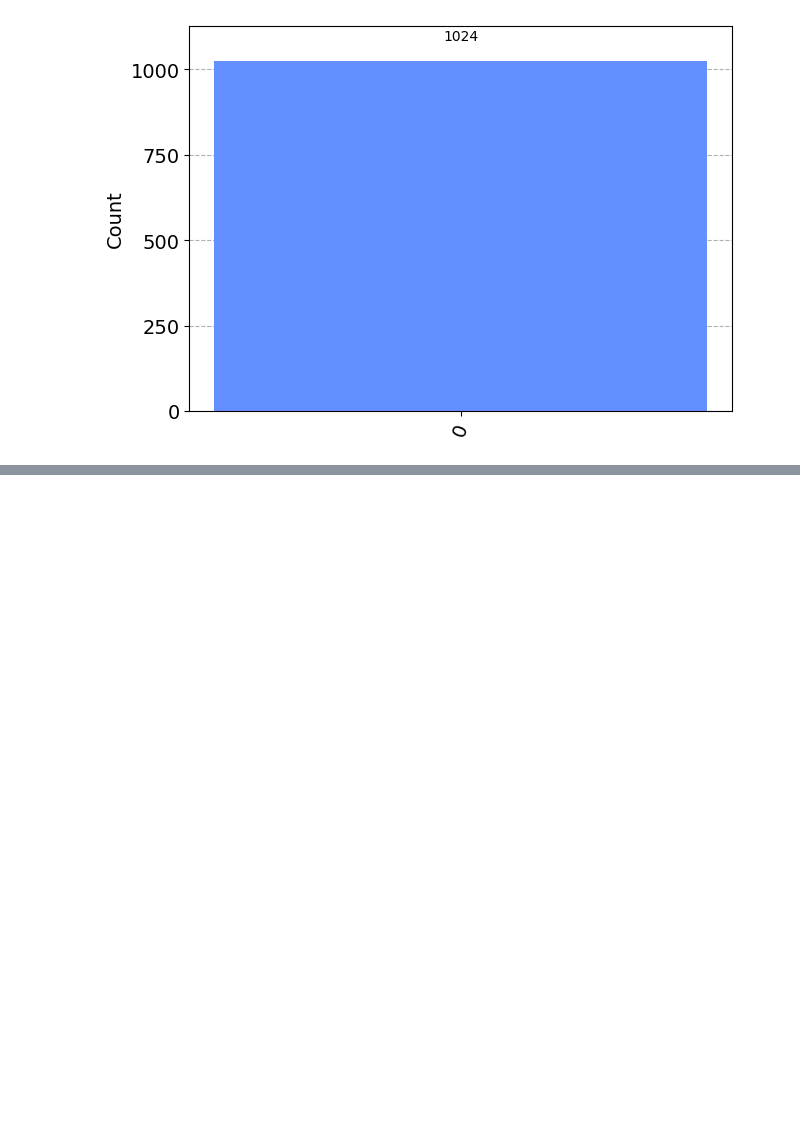
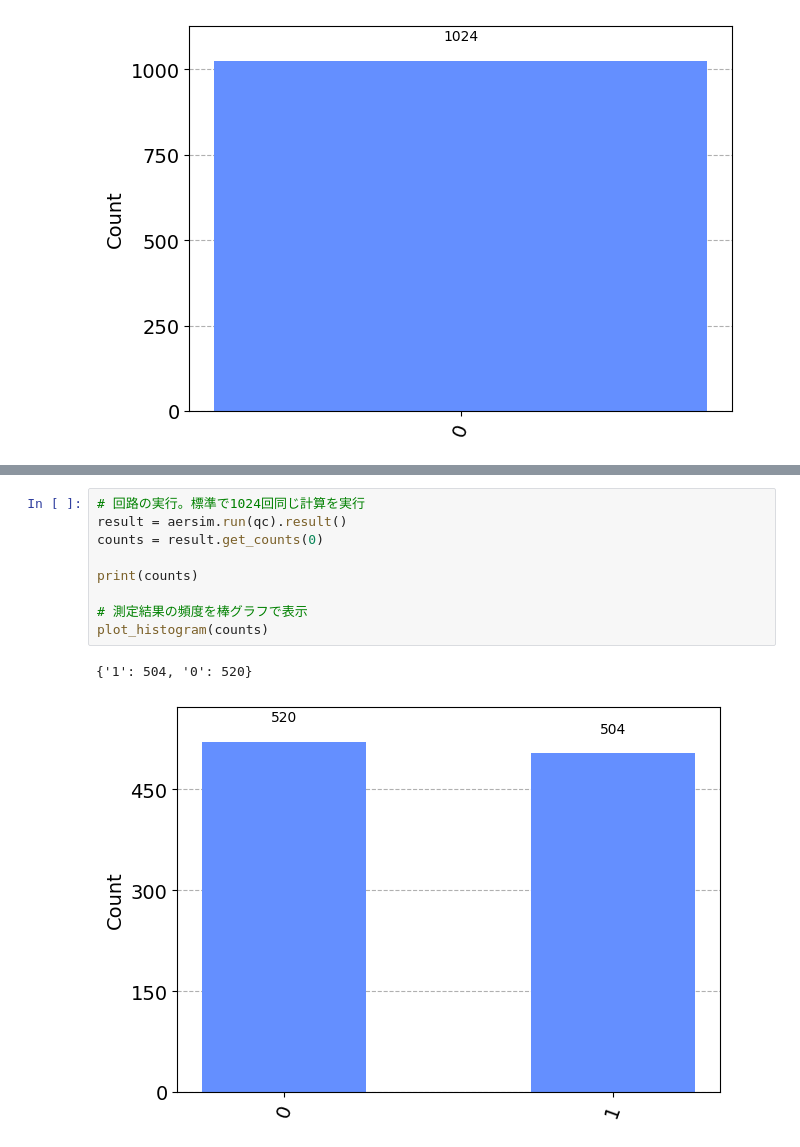
Before and after one commit to quantumseminar/textbook, a Jupyter notebook: 04gate/02gate.ipynb, the cells around one changed output, grey strips where cells are left out. Saved outputs shown, nothing was run; the diff lists cells and outputs as text; blank space fills up the shorter version.

```diff
--- a/04gate/02gate.ipynb
+++ b/04gate/02gate.ipynb
@@ -174,0 +222,12 @@ Zが使えないと困るので、便利なアダマールゲートを考えま
+# %%
+# 回路の実行。標準で1024回同じ計算を実行
+result = aersim.run(qc).result()
+counts = result.get_counts(0)
+
+print(counts)
+
+# 測定結果の頻度を棒グラフで表示
+plot_histogram(counts)
+# %% [output]
+{'1': 504, '0': 520}
+[figure, added]
```
Also changed, not shown: parts of 9 cells of this notebook.
